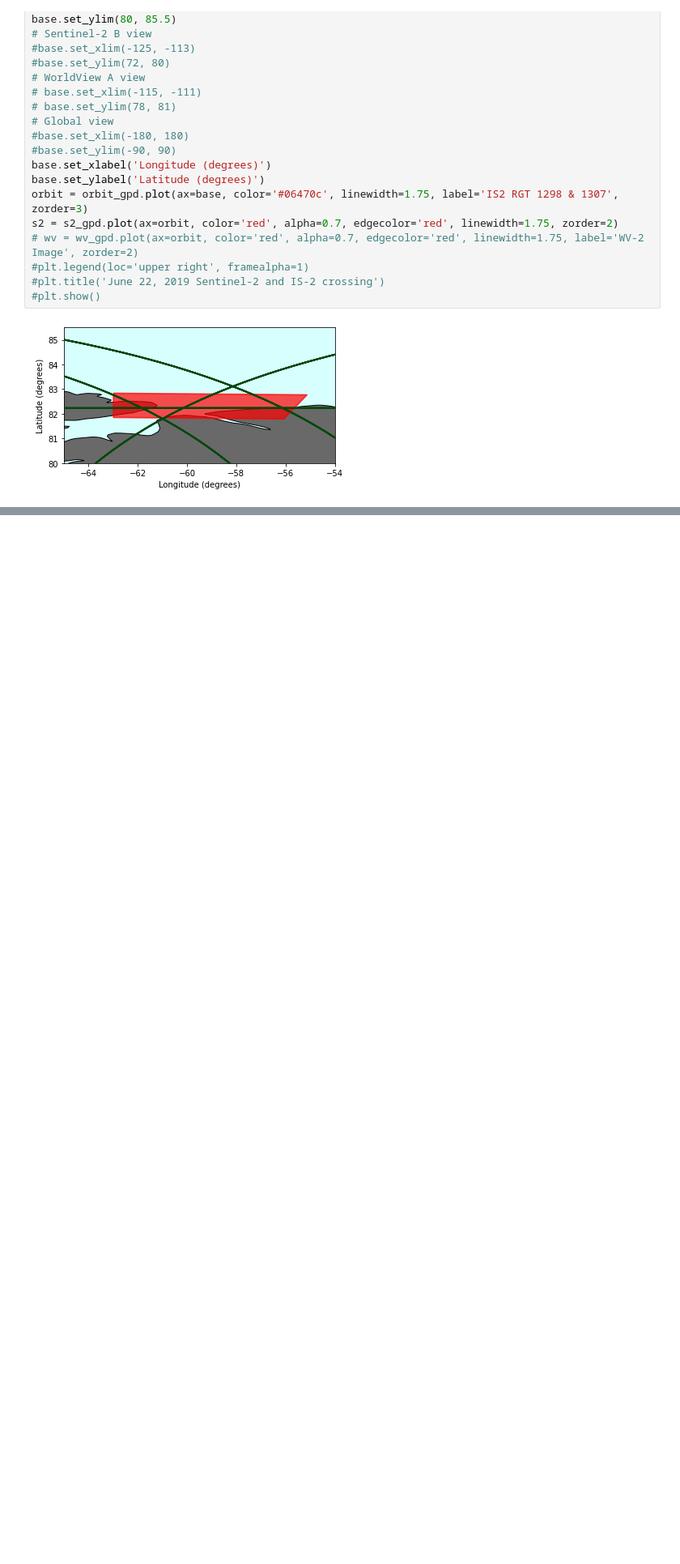
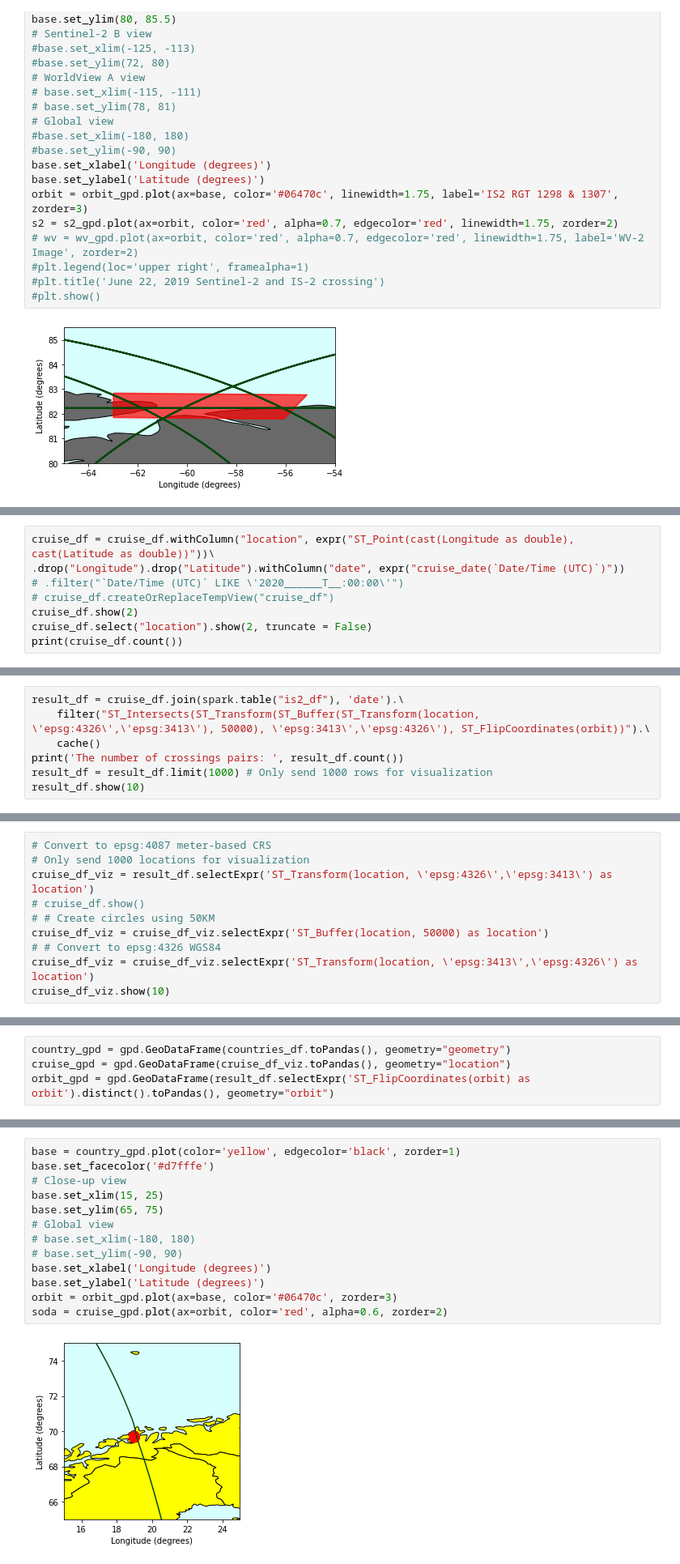
Before and after one commit to IceSpark-org/gallery, a Jupyter notebook: ICESpark-EarthCube-2022-Annual-Meeting.ipynb, the cells around one changed output, grey strips where cells are left out. Shown at 81% size. Cells and saved outputs as stored; diff of their text form; blank space fills up the shorter version.

```diff
--- a/ICESpark-EarthCube-2022-Annual-Meeting.ipynb
+++ b/ICESpark-EarthCube-2022-Annual-Meeting.ipynb
@@ -466,0 +521,8 @@ s2 = s2_gpd.plot(ax=orbit, color='red', alpha=0.7, edgecolor='red', linewidth=1.
+# %%
+cruise_df = cruise_df.withColumn("location", expr("ST_Point(cast(Longitude as double), cast(Latitude as double))"))\
+.drop("Longitude").drop("Latitude").withColumn("date", expr("cruise_date(`Date/Time (UTC)`)"))
+# .filter("`Date/Time (UTC)` LIKE \'2020______T__:00:00\'")
+# cruise_df.createOrReplaceTempView("cruise_df")
+cruise_df.show(2)
+cruise_df.select("location").show(2, truncate = False)
+print(cruise_df.count())
@@ -466,0 +553,7 @@ s2 = s2_gpd.plot(ax=orbit, color='red', alpha=0.7, edgecolor='red', linewidth=1.
+# %%
+result_df = cruise_df.join(spark.table("is2_df"), 'date').\
+    filter("ST_Intersects(ST_Transform(ST_Buffer(ST_Transform(location, \'epsg:4326\',\'epsg:3413\'), 50000), \'epsg:3413\',\'epsg:4326\'), ST_FlipCoordinates(orbit))").\
+    cache()
+print('The number of crossings pairs: ', result_df.count())
+result_df = result_df.limit(1000) # Only send 1000 rows for visualization
+result_df.show(10)
@@ -466,0 +582,10 @@ s2 = s2_gpd.plot(ax=orbit, color='red', alpha=0.7, edgecolor='red', linewidth=1.
+# %%
+# Convert to epsg:4087 meter-based CRS
+# Only send 1000 locations for visualization
+cruise_df_viz = result_df.selectExpr('ST_Transform(location, \'epsg:4326\',\'epsg:3413\') as location')
+# cruise_df.show()
+# # Create circles using 50KM
+cruise_df_viz = cruise_df_viz.selectExpr('ST_Buffer(location, 50000) as location')
+# # Convert to epsg:4326 WGS84
+cruise_df_viz = cruise_df_viz.selectExpr('ST_Transform(location, \'epsg:3413\',\'epsg:4326\') as location')
+cruise_df_viz.show(10)
@@ -466,0 +610,4 @@ s2 = s2_gpd.plot(ax=orbit, color='red', alpha=0.7, edgecolor='red', linewidth=1.
+# %%
+country_gpd = gpd.GeoDataFrame(countries_df.toPandas(), geometry="geometry")
+cruise_gpd = gpd.GeoDataFrame(cruise_df_viz.toPandas(), geometry="location")
+orbit_gpd = gpd.GeoDataFrame(result_df.selectExpr('ST_FlipCoordinates(orbit) as orbit').distinct().toPandas(), geometry="orbit")
@@ -466,0 +616,15 @@ s2 = s2_gpd.plot(ax=orbit, color='red', alpha=0.7, edgecolor='red', linewidth=1.
+# %%
+base = country_gpd.plot(color='yellow', edgecolor='black', zorder=1)
+base.set_facecolor('#d7fffe')
+# Close-up view
+base.set_xlim(15, 25)
+base.set_ylim(65, 75)
+# Global view
+# base.set_xlim(-180, 180)
+# base.set_ylim(-90, 90)
+base.set_xlabel('Longitude (degrees)')
+base.set_ylabel('Latitude (degrees)')
+orbit = orbit_gpd.plot(ax=base, color='#06470c', zorder=3)
+soda = cruise_gpd.plot(ax=orbit, color='red', alpha=0.6, zorder=2)
+# %% [output]
+[figure, added]
```
Also changed, not shown: parts of 21 cells of this notebook.
